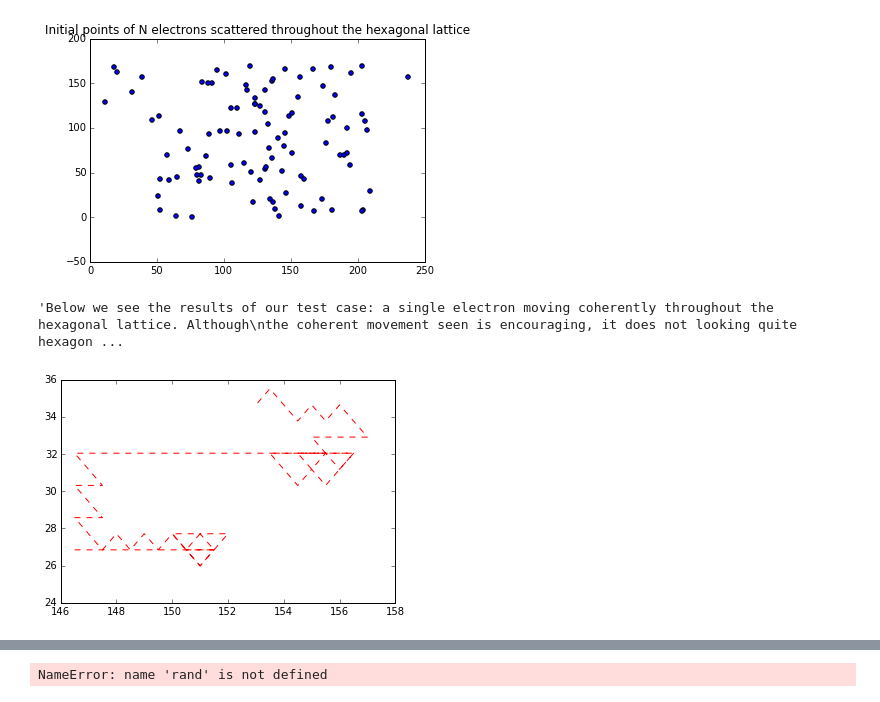
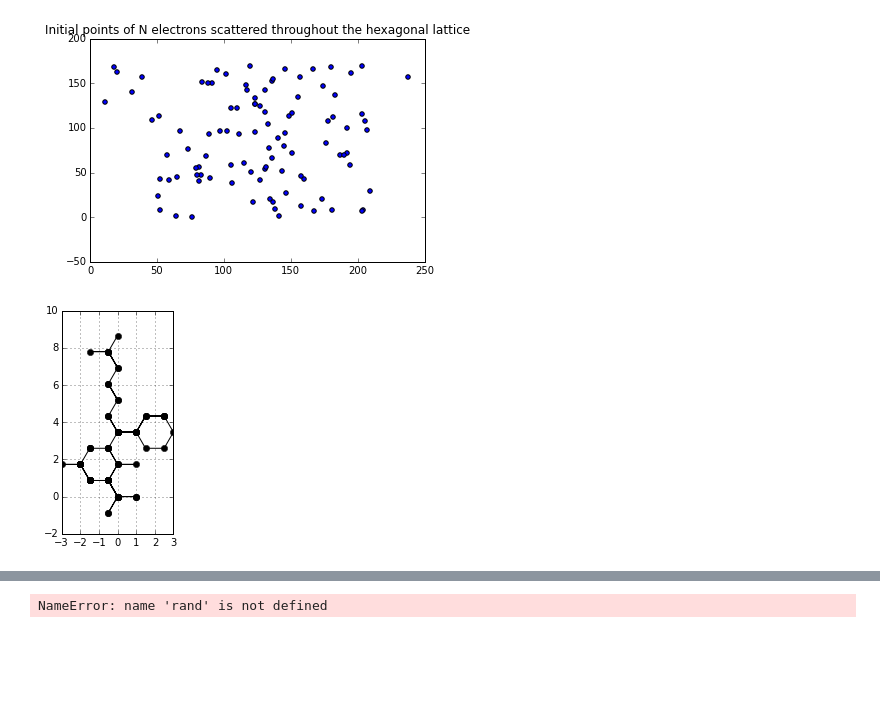
Before and after one commit to gmp25/SolidStatePhysicsProject, a Jupyter notebook: Untitled.ipynb, the cells around one changed output, grey strips where cells are left out. Drawn from its saved outputs; the diff is of its cells as text; code cells hidden in the pictures; blank space fills up the shorter version.

Commit message:
Update 1
Fixed Lattice Movement, updated to include movement for N electrons

```diff
--- a/Untitled.ipynb
+++ b/Untitled.ipynb
@@ -37,52 +37,49 @@ jtype = np.zeros(N)
 
 def motions(x, y, jtype, rand):
     #import numpy as np
-    if (jtype % 2) == 0:
+    if (jtype % 2.0) == 0:
         if rand < 0.2:
             x = x + a
             y = y
             jtype += 1
         elif rand < 0.4:
             x = x - a/2.0
             y = y + np.sqrt(3.0)*a/2.0
             jtype += 1
         elif rand < 0.6:
             x = x - a/2.0
             y = y - np.sqrt(3.0)*a/2.0
             jtype += 1
     else:
         if rand < 0.2:
             x = x - a
             y = y
             jtype += 1
         elif rand < 0.4:
             x = x + a/2.0
             y = y - np.sqrt(3.0)*a/2.0
             jtype += 1
         elif rand < 0.6:
             x = x + a/2.0
             y = y + np.sqrt(3.0)*a/2.0
             jtype += 1
     return [x, y, jtype]
 
-def call_function(x,y,jtype):
-    xevol = []
-    yevol = []
-    jtype = np.zeros(N)
-    rand = np.zeros(N)
+def call_function(x,y,jtype,t):
+    locarrayx = np.zeros(t)
+    locarrayy = np.zeros(t)
+    jtype = np.zeros(t)
+    rand = np.zeros(t)
     for i in range(99):
         rand[i] = np.random.rand()
         a = motions(locarrayx[i],locarrayy[i],jtype[i],rand[i])
-        locarrayx[i+1] = a[0] #first value
-        locarrayy[i+1] = a[1] #second value
-    plt.plot(locarrayx,locarrayy, 'r--')
+        locarrayx[i+1] = a[0]
+        locarrayy[i+1] = a[1]
+        jtype[i+1] = a[2]
+    plt.plot(locarrayx,locarrayy, 'ko-')
+    plt.gca().set_aspect('equal')
+    plt.grid()
 
-call_function(locarrayx,locarrayy,jtype)
-
-"""Below we see the results of our test case: a single electron moving coherently throughout the hexagonal lattice. Although
-the coherent movement seen is encouraging, it does not looking quite hexagonal in nature and therefore our next portion will be
-focusing on ironing out this. So far we have achieved this movement as well as the random scattering of initial placement of
-electrons, as shown above."""
+call_function(locarrayx,locarrayy,jtype,100)
 # %% [output]
-'Below we see the results of our test case: a single electron moving coherently throughout the hexagonal lattice. Although\nthe coherent movement seen is encouraging, it does not looking quite hexagon ...
-[figure, old version]
+[figure, new version]
```
Also changed, not shown: parts of 6 cells of this notebook.
